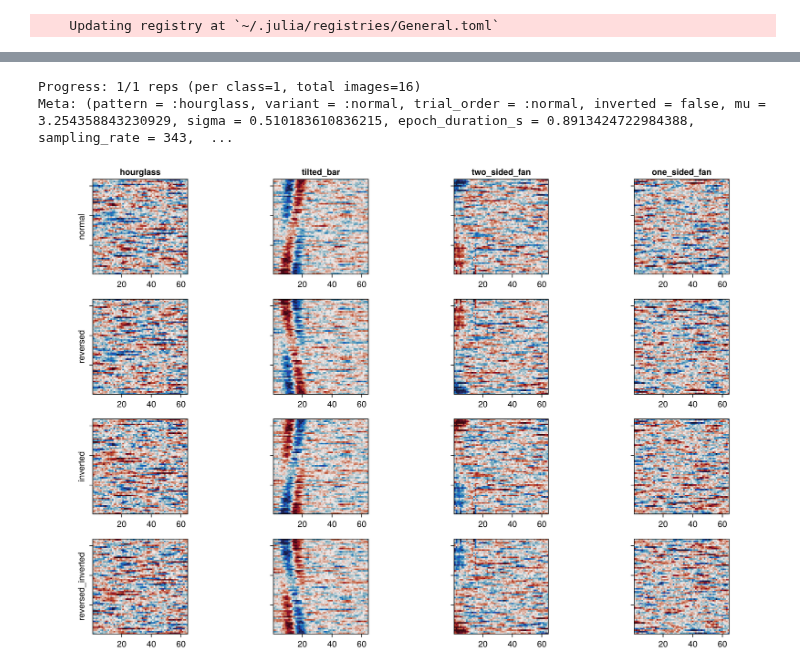
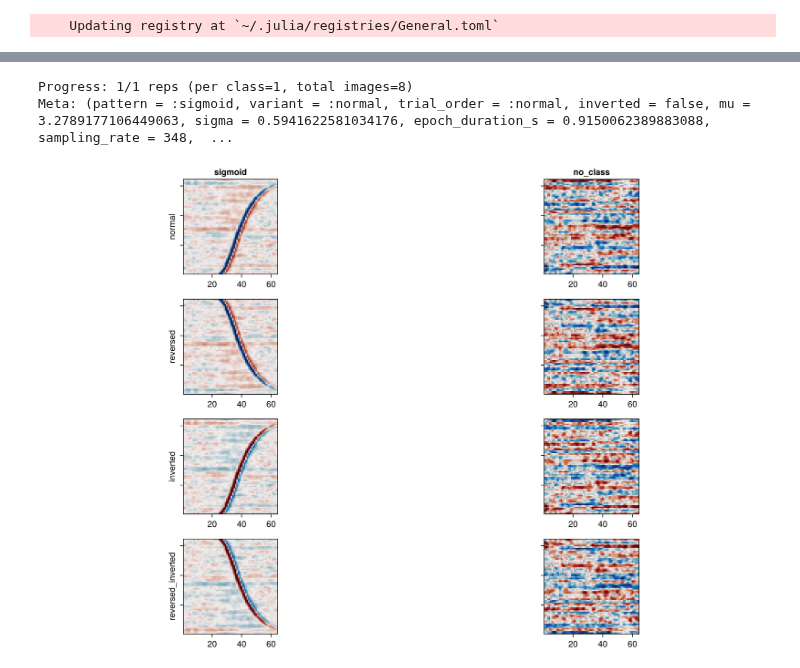
Before and after one commit to s-ccs/2025_BSc_ERPgnostics, a Jupyter notebook: notebooks/data_generation/data_gen5.ipynb, the cells around one changed output, grey strips where cells are left out. Cells and saved outputs as stored; diff of their text form; code cells hidden in the pictures.

```diff
--- a/notebooks/data_generation/data_gen5.ipynb
+++ b/notebooks/data_generation/data_gen5.ipynb
@@ -219,15 +219,30 @@ using Statistics: quantile
 using Interpolations
 using UnfoldSim: PinkNoise, WhiteNoise, RedNoise, ExponentialNoise
 using Random: Xoshiro
+rng = Xoshiro(time_ns())
 using Random: randperm
 
 mu_dist = Normal(3.2, 0.1)
 sigma_dist = Normal(0.5, 0.05)
 
 all_patterns = [:sigmoid, :one_sided_fan, :two_sided_fan, :diverging_bar, :hourglass, :tilted_bar]
+pattern_probs = Dict(
+    :sigmoid => 1.0,
+    :one_sided_fan => 0.0,
+    :two_sided_fan => 0.0,
+    :diverging_bar => 0.0,
+    :hourglass => 0.0,
+    :tilted_bar => 0.0,
+)
+mask = [rand(rng) < get(pattern_probs, p, 0.0) for p in all_patterns]
+if !any(mask)
+    mask[rand(rng, 1:length(all_patterns))] = true
+end
+patterns = all_patterns[mask]
+if !any(mask)
+    mask[rand(rng, 1:length(all_patterns))] = true
+end
 rng = Xoshiro(time_ns())
-k = rand(rng, 1:length(all_patterns))
-patterns = all_patterns[randperm(rng, length(all_patterns))[1:k]]
 
 # P1 component distributions
 p1_beta_dist = Normal(5.0, 1.0)
@@ -241,7 +256,7 @@ p100_offset_dist = Normal(0.1, 0.015)
 p300_width_dist = Normal(0.03, 0.045)
 p300_offset_dist = Normal(0.3, 0.045)
 n170_width_dist = Normal(0.015, 0.0225)
-n170_offset_dist = Normal(0.17, 0.0255)
+n170_offset_dist = Normal(0.1, 0.0255)
 
 # N1 component distributions
 n1_beta1_dist = Normal(5.0, 0.75)
@@ -266,12 +281,12 @@ covariate_dists = Dict(
 
 sampling_rate_dist = Normal(350.0, 5.0)
 epoch_duration_dist = Normal(1.0, 0.05)
-n_trials_dist = Normal(2500.0, 250.0)
+n_trials_dist = Normal(2500.0, 100.0)
 
-dropout_trials_rate_dist = Normal(50.0, 10.0)
+dropout_trials_rate_dist = Normal(0.0, 0.0)
 
 crop_start_dist = Normal(0.0, 5.0)
-crop_end_dist = Normal(200.0, 50.0)
+crop_end_dist = Normal(0.0, 50.0)
 
 noiselevel_dists = Dict(
     PinkNoise => Normal(1, 0.05),
@@ -284,7 +299,7 @@ noise_pool = DEFAULT_NOISE_POOL
 
 zscore_timepoints = true
 resize_antialias = true  # low-pass prefilter before resize
-low_pass_factor = 0.25
+low_pass_factor = 0.75
 resize_method = Interpolations.Linear()
 
 target_height = 64
@@ -357,36 +372,36 @@ first_idx = nothing
 for (col, pname) in enumerate(pattern_names)
     for (row, vname) in enumerate(variant_names)
         idx = get(label_to_idx, (pname, vname), nothing)
         idx === nothing && continue
 
         img = images[idx]
         first_idx === nothing && (first_idx = idx)
 
         title = row == 1 ? string(pname) : ""
         ylabel = col == 1 ? string(vname) : ""
         ax = Axis(fig[row, col];
             title = title,
             ylabel = ylabel,
             xlabelvisible = row == nrows,
             ylabelvisible = col == 1,
             yticklabelsvisible = false,
             aspect = AxisAspect(1),
         )
         vmax = max(quantile(vec(abs.(img)), 0.99), eps(eltype(img)))
         cr = (-vmax, vmax)
         heatmap!(ax, permutedims(img, (2, 1)); colormap = :balance, colorrange = cr)
     end
 end
 
 if first_idx !== nothing
     println("Meta: ", metadata[first_idx])
 end
 
 fig
 # %% [output]
-Progress: 1/1 reps (per class=1, total images=16)
-Meta: (pattern = :hourglass, variant = :normal, trial_order = :normal, inverted = false, mu = 3.254358843230929, sigma = 0.510183610836215, epoch_duration_s = 0.8913424722984388, sampling_rate = 343,  ...
+Progress: 1/1 reps (per class=1, total images=8)
+Meta: (pattern = :sigmoid, variant = :normal, trial_order = :normal, inverted = false, mu = 3.2789177106449063, sigma = 0.5941622581034176, epoch_duration_s = 0.9150062389883088, sampling_rate = 348,  ...
-[figure, old version]
+[figure, new version]
 # %%
 # # Generation dataset and save as JLD2
 # using Random
```
Also changed, not shown: parts of 1 cell of this notebook, 7 other files.
